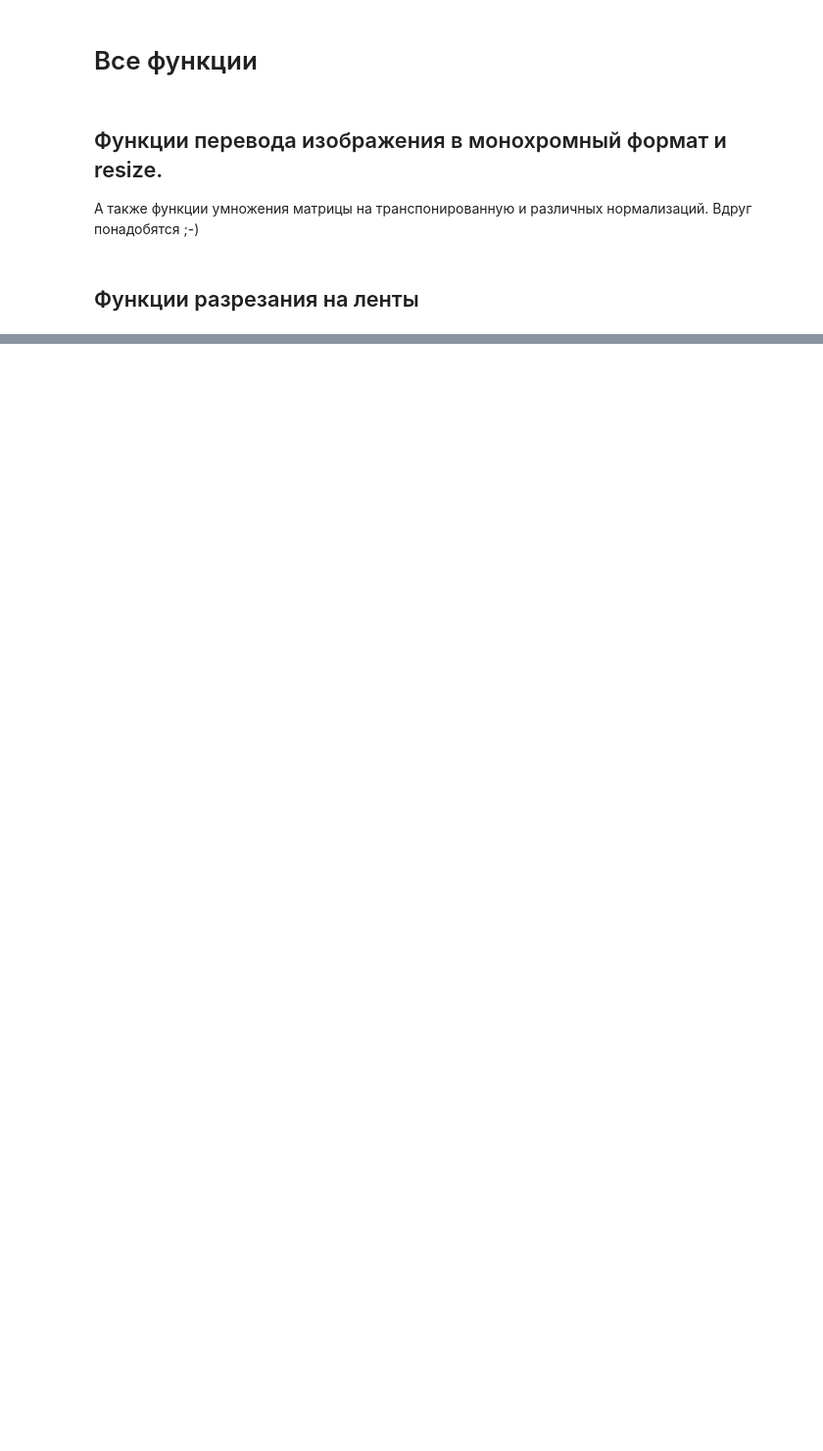
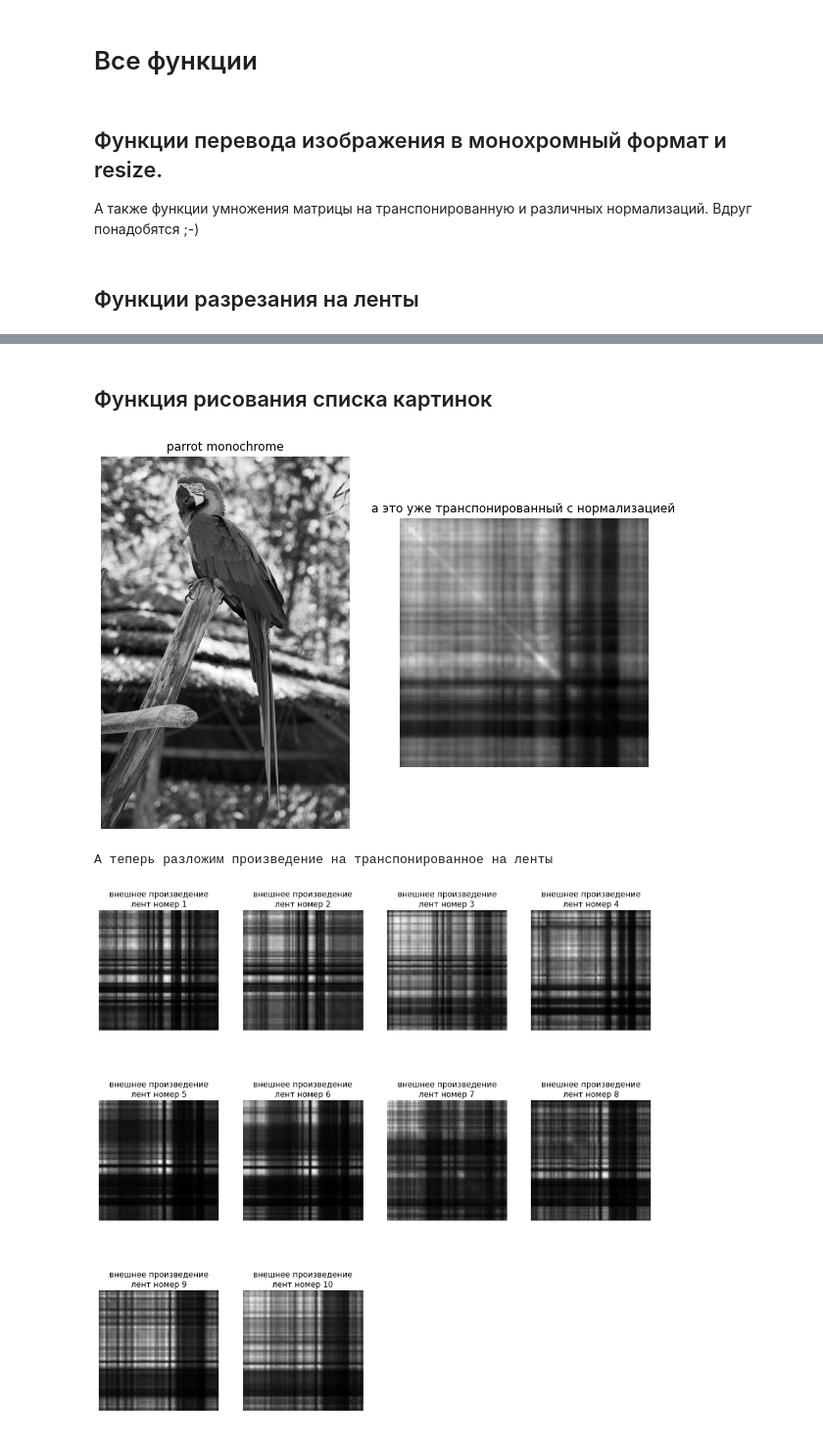
Before and after one commit to Chernobilsky/Mishka-project, a Jupyter notebook: Drafts/strips-multiplication.ipynb, the cells around one changed output, grey strips where cells are left out. Shown: that part at 98% size. Drawn from its saved outputs; the diff is of its cells as text; code cells hidden in the pictures; blank space fills up the shorter version.

Commit message:
в файле strips-multiplication сделала Block Outer Product Decomposition – декомпозицию произведения матрицы на транспонированную в сумму внешних произведений и показала на примере картинки

```diff
--- a/Drafts/strips-multiplication.ipynb
+++ b/Drafts/strips-multiplication.ipynb
@@ -311,0 +314,12 @@ for i in range(len(sub_matrices_A)):
+# %%
+%%time
+# проверяем на parrot
+parrot_raw = io.imread('https://images.unsplash.com/photo-1534567059665-cbcfe2e73b91?q=80&w=1887&auto=format&fit=crop&ixlib='
+                   'rb-4.0.3&ixid=M3wxMjA3fDB8MHxwaG90by1wYWdlfHx8fGVufDB8fHx8fA%3D%3D')
+
+parrot_raw, parrot = resize_and_monochrome (parrot_raw, 2)
+
+strip_width = 100
+
+C, sum_outer_product = block_outer_product_trans_decomposition(parrot, strip_width)
+C[1]
@@ -311,0 +342,2 @@ for i in range(len(sub_matrices_A)):
+# %% [markdown]
+## Функция рисования списка картинок
@@ -311,0 +376,31 @@ for i in range(len(sub_matrices_A)):
+# %%
+%%time
+# проверяем рисование списка картинок
+parrot_raw = io.imread('https://images.unsplash.com/photo-1534567059665-cbcfe2e73b91?q=80&w=1887&auto=format&fit=crop&ixlib='
+                   'rb-4.0.3&ixid=M3wxMjA3fDB8MHxwaG90by1wYWdlfHx8fGVufDB8fHx8fA%3D%3D')
+
+parrot_raw, parrot = resize_and_monochrome (parrot_raw, 2)
+
+strip_width = 100
+C, sum_outer_product= block_outer_product_trans_decomposition(parrot, strip_width)
+
+fig, axes = plt.subplots(1, 2, figsize=(10, 15))
+axes[0].imshow(parrot, cmap='gray')
+axes[0].set_title('parrot monochrome')
+axes[0].axis('off')
+
+
+axes[1].imshow(sum_outer_product, cmap='gray')
+axes[1].set_title('а это уже транспонированный с нормализацией')
+axes[1].axis('off')
+
+plt.show()
+
+print('А теперь разложим произведение на транспонированное на ленты')
+
+
+plot_images_in_rows(C, images_per_row=4)
+# %% [output]
+[figure, added]
+А теперь разложим произведение на транспонированное на ленты
+[figure, added]
```
Also changed, not shown: parts of 27 cells of this notebook.
